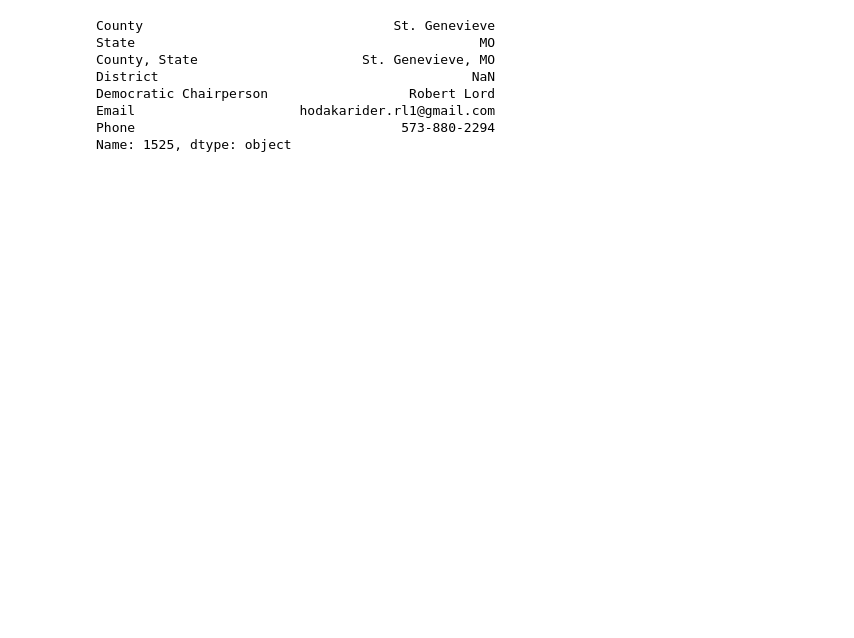
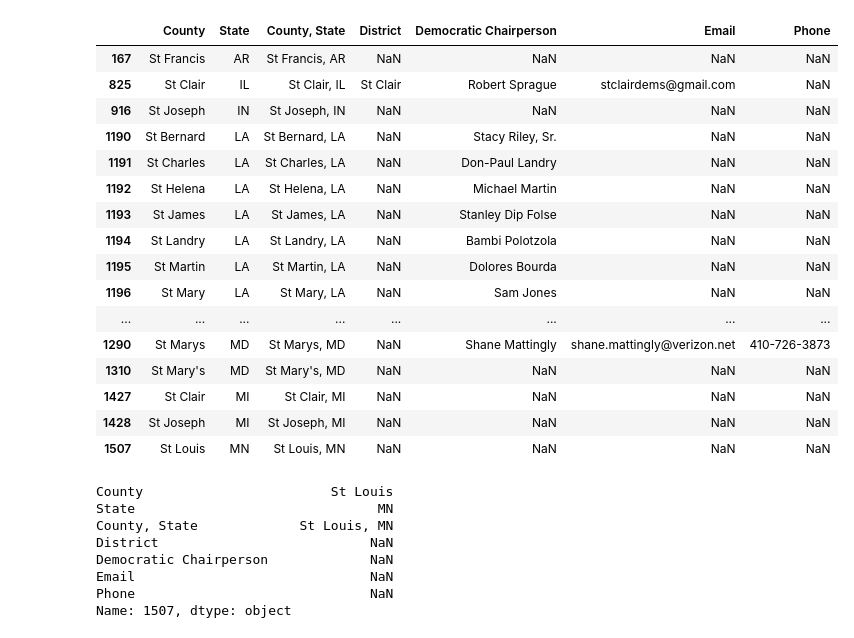
Before and after one commit to dkmartin10/Test_run_2, a Jupyter notebook: rural_party_data.ipynb, the cells around one changed output. Cells and saved outputs as stored; diff of their text form; code cells hidden in the pictures; blank space fills up the shorter version.

```diff
--- a/rural_party_data.ipynb
+++ b/rural_party_data.ipynb
@@ -59 +42,21 @@ county_chairs[county_chairs['County'].str.contains('Saint')]
+# %%
+county_chairs[county_chairs['County'].str.contains('St ')]
+# %% [output]
+|  | County | State | County, State | District | Democratic Chairperson | Email | Phone |
+| 167 | St Francis | AR | St Francis, AR | NaN | NaN | NaN | NaN |
+| 825 | St Clair | IL | St Clair, IL | St Clair | Robert Sprague | stclairdems@gmail.com | NaN |
+| 916 | St Joseph | IN | St Joseph, IN | NaN | NaN | NaN | NaN |
+| 1190 | St Bernard | LA | St Bernard, LA | NaN | Stacy Riley, Sr. | NaN | NaN |
+| 1191 | St Charles | LA | St Charles, LA | NaN | Don-Paul Landry | NaN | NaN |
+| 1192 | St Helena | LA | St Helena, LA | NaN | Michael Martin | NaN | NaN |
+| 1193 | St James | LA | St James, LA | NaN | Stanley Dip Folse | NaN | NaN |
+| 1194 | St Landry | LA | St Landry, LA | NaN | Bambi Polotzola | NaN | NaN |
+| 1195 | St Martin | LA | St Martin, LA | NaN | Dolores Bourda | NaN | NaN |
+| 1196 | St Mary | LA | St Mary, LA | NaN | Sam Jones | NaN | NaN |
+| ... | ... | ... | ... | ... | ... | ... | ... |
+| 1290 | St Marys | MD | St Marys, MD | NaN | Shane Mattingly | shane.mattingly@verizon.net | 410-726-3873 |
+| 1310 | St Mary's | MD | St Mary's, MD | NaN | NaN | NaN | NaN |
+| 1427 | St Clair | MI | St Clair, MI | NaN | NaN | NaN | NaN |
+| 1428 | St Joseph | MI | St Joseph, MI | NaN | NaN | NaN | NaN |
+| 1507 | St Louis | MN | St Louis, MN | NaN | NaN | NaN | NaN |
 # %%
@@ -62,11 +71,11 @@ county_chairs['County, State'].replace(['^Saint[a-z]*', '^Sainte[a-z]*'], 'St.',
 # %%
-county_chairs.iloc[1525]
+county_chairs.iloc[1507]
 # %% [output]
-County                                St. Genevieve
-State                                            MO
-County, State                     St. Genevieve, MO
-District                                        NaN
-Democratic Chairperson                  Robert Lord
-Email                     hodakarider.rl1@gmail.com
-Phone                                  573-880-2294
-Name: 1525, dtype: object
+County                        St Louis
+State                               MN
+County, State             St Louis, MN
+District                           NaN
+Democratic Chairperson             NaN
+Email                              NaN
+Phone                              NaN
+Name: 1507, dtype: object
```
Also changed, not shown: parts of 15 cells of this notebook.
